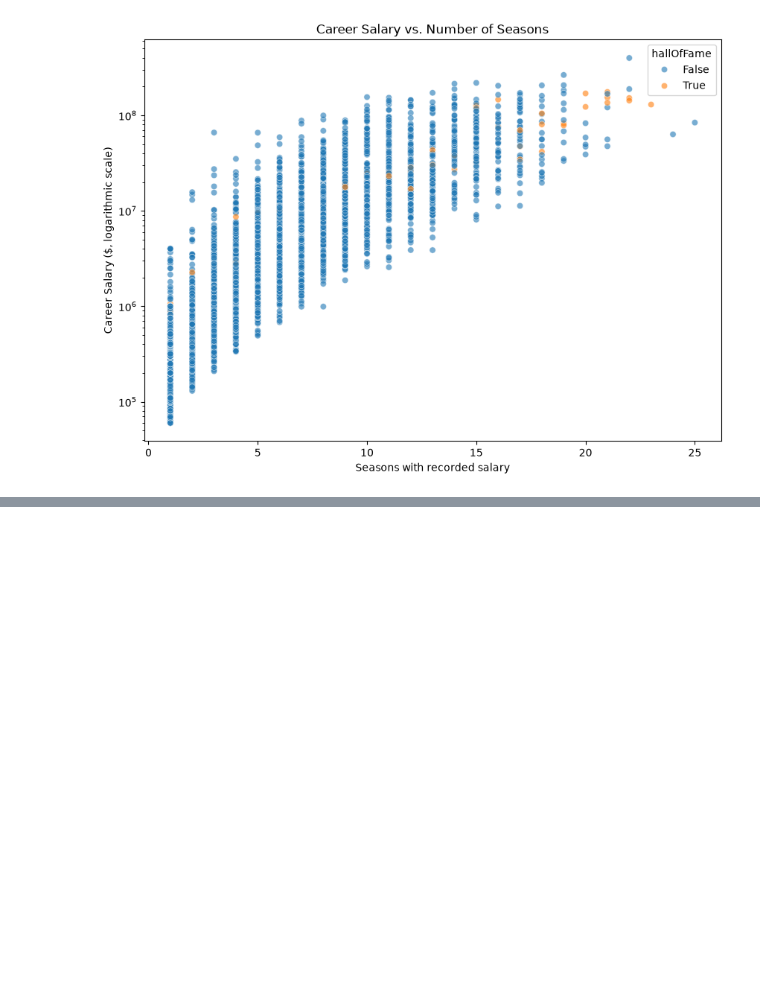
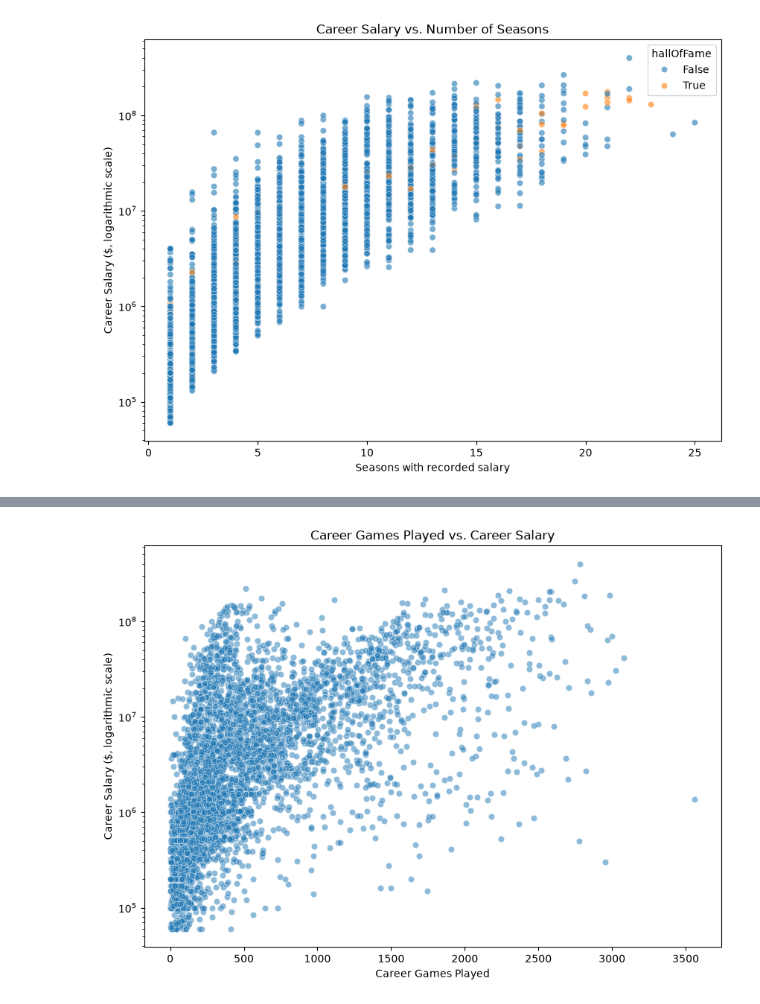
Before and after one commit to loudpugpug42/cs5830_project1, a Jupyter notebook: project1.ipynb, the cells around one changed output, grey strips where cells are left out. Saved outputs shown, nothing was run; the diff lists cells and outputs as text; code cells hidden in the pictures; blank space fills up the shorter version.

Commit message:
Analysis 2

```diff
--- a/project1.ipynb
+++ b/project1.ipynb
@@ -161,0 +187,9 @@ plt.show()
+# %%
+# Lets combine salary and appearances
+salaryGames = careerSalary.merge(
+    careerAppearances,
+    on="playerID",
+    how="inner"
+)
+
+display(salaryGames.head())
@@ -161,0 +203,16 @@ plt.show()
+# %%
+# Salary per game analysis
+salaryGames["salaryPerGame"] = (
+    salaryGames["careerSalary"] / salaryGames["careerGames"]
+)
+salaryGames.sort_values(
+    "salaryPerGame",
+    ascending=False
+)[
+    [
+        "name",
+        "careerSalary",
+        "careerGames",
+        "salaryPerGame",
+    ]
+].head(20)
@@ -161,0 +237,19 @@ plt.show()
+# %%
+# We will note some immediate outliers in the data, particularly the people with single digit games played.
+# Injuries, releases, steroid use, and other weird seasons may create interesting outliers.
+# We will keep these in mind as we make a general scatterplot for this.
+
+plt.figure(figsize=(10,7))
+sns.scatterplot(
+    data=salaryGames,
+    x="careerGames",
+    y="careerSalary",
+    alpha=0.5
+)
+plt.yscale("log")
+plt.title("Career Games Played vs. Career Salary")
+plt.xlabel("Career Games Played")
+plt.ylabel("Career Salary ($, logarithmic scale)")
+plt.show()
+# %% [output]
+[figure, added]
```
Also changed, not shown: parts of 8 cells of this notebook.
